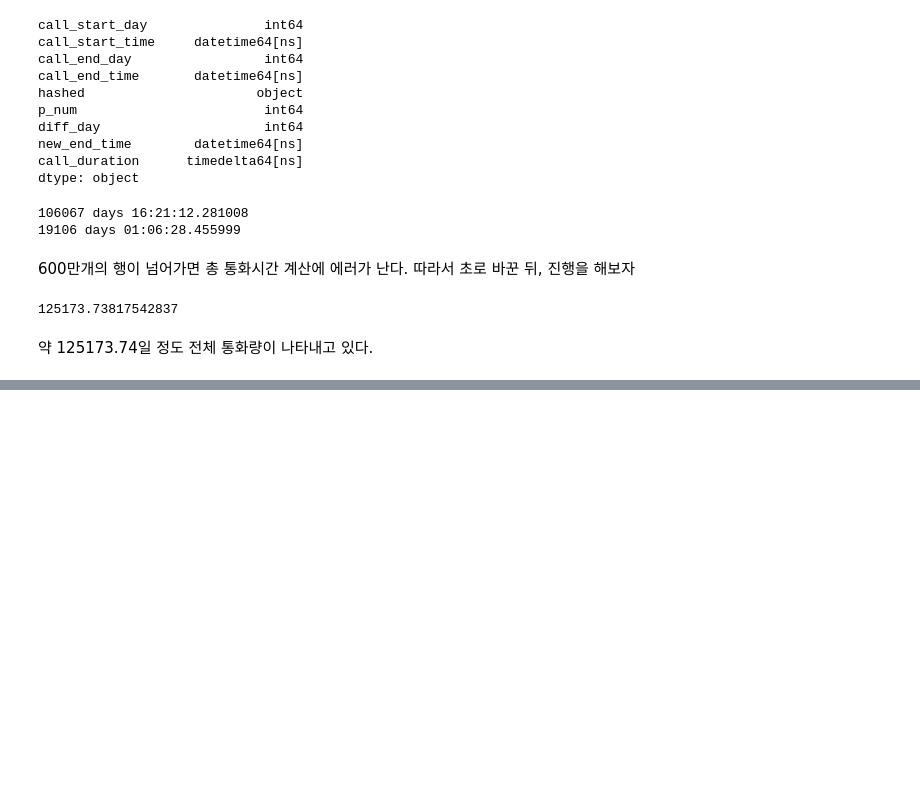
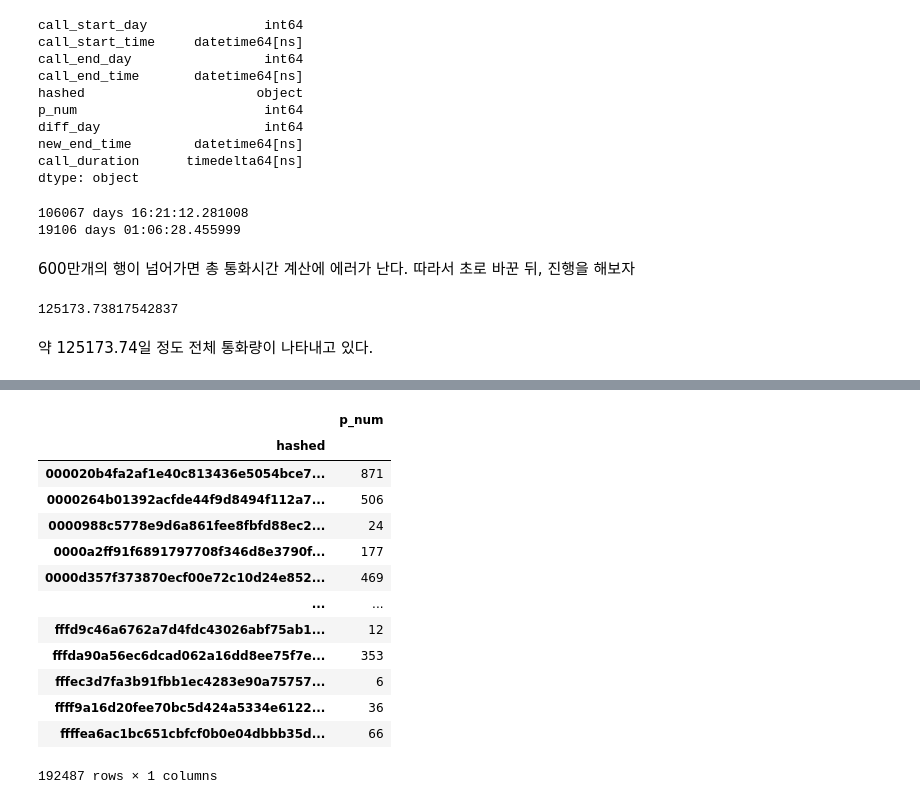
Before and after one commit to koojaekwan/jaekwan-s-python, a Jupyter notebook: jaekwankoo.ipynb, the cells around one changed output, grey strips where cells are left out. Drawn from its saved outputs; the diff is of its cells as text; code cells hidden in the pictures; blank space fills up the shorter version.

```diff
--- a/jaekwankoo.ipynb
+++ b/jaekwankoo.ipynb
@@ -318,3 +277,12 @@ temp
+# %%
+df1 = temp.copy()
+# %%
+long1 =  df1.set_index(df1.columns.drop('hashed', 1).tolist()).hashed\
+        .str.split(',', expand = True)\
+        .stack()\
+        .reset_index()\
+        .rename(columns = {0 : 'hashed'})\
+        .loc[:, df1.columns]
 # %%
 gc.collect()
 # %% [output]
@@ -321,0 +290,17 @@ gc.collect()
+# %%
+long1.groupby("hashed").sum()
+# %% [output]
+|  | p_num |
+| hashed |  |
+| 000020b4fa2af1e40c813436e5054bce7... | 871 |
+| 0000264b01392acfde44f9d8494f112a7... | 506 |
+| 0000988c5778e9d6a861fee8fbfd88ec2... | 24 |
+| 0000a2ff91f6891797708f346d8e3790f... | 177 |
+| 0000d357f373870ecf00e72c10d24e852... | 469 |
+| ... | ... |
+| fffd9c46a6762a7d4fdc43026abf75ab1... | 12 |
+| fffda90a56ec6dcad062a16dd8ee75f7e... | 353 |
+| fffec3d7fa3b91fbb1ec4283e90a75757... | 6 |
+| ffff9a16d20fee70bc5d424a5334e6122... | 36 |
+| ffffea6ac1bc651cbfcf0b0e04dbbb35d... | 66 |
+192487 rows × 1 columns
```
Also changed, not shown: parts of 22 cells of this notebook.
